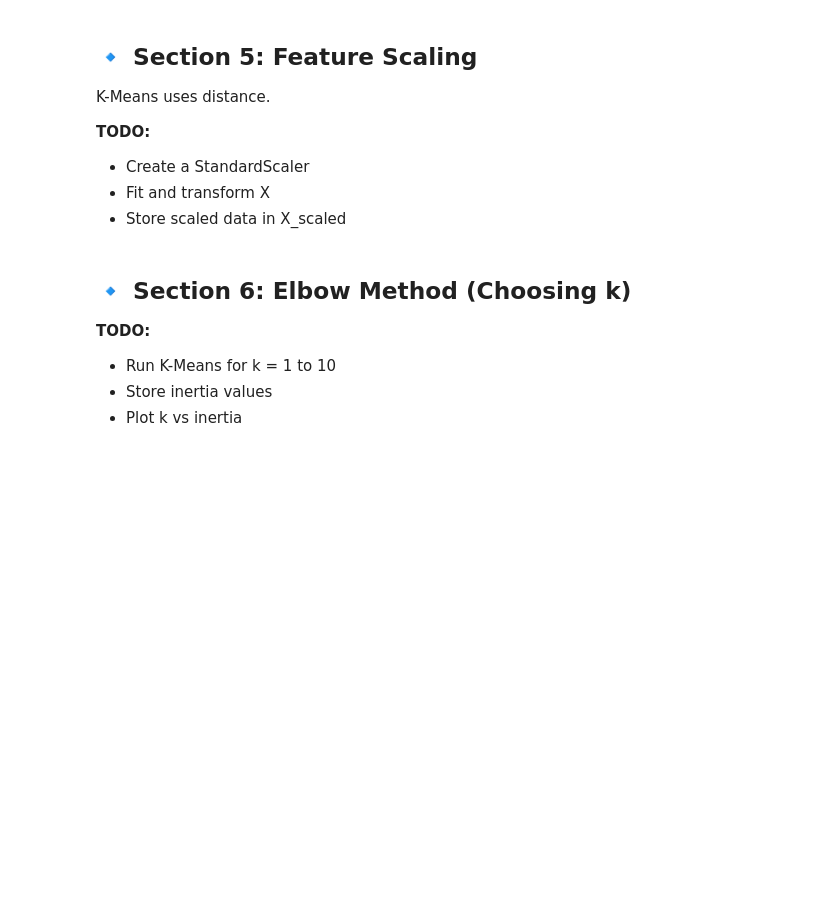
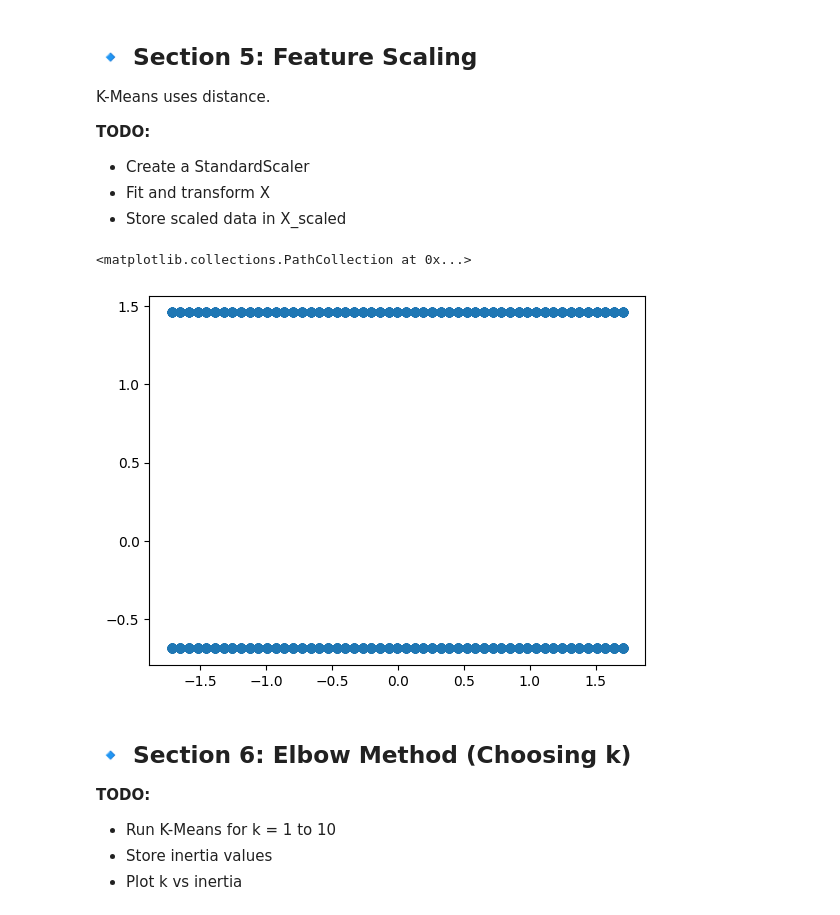
Before and after one commit to mostafizcse007/Machine-Learning, a Jupyter notebook: Week 7/Module_23_KMeans_Practice.ipynb, the cells around one changed output. Saved outputs shown, nothing was run; the diff lists cells and outputs as text; code cells hidden in the pictures; blank space fills up the shorter version.

```diff
--- a/Week 7/Module_23_KMeans_Practice.ipynb
+++ b/Week 7/Module_23_KMeans_Practice.ipynb
@@ -43,5 +43,6 @@ Features:
 - Annual Income (k$)
 - Spending Score (1–100)
 # %%
-df = pd.read_csv('shopping_trends.csv')
+df = pd.read_csv('https://raw.githubusercontent.com/mostafizcse007/Machine-Learning/refs/heads/main/Week%207/shopping_trends.csv')
+df.head()
 # %% [output]
@@ -65,3 +82,8 @@ We will use only numeric features:
 **TODO:** Create feature matrix X.
 # %%
 # TODO: Select the two features and store in X
+df = pd.get_dummies(df,columns=['Gender'],dtype=int)
+# %%
+df_encoded = df[['Age','Gender_Female','Gender_Male']]
+scaler = StandardScaler()
+X_scaled = scaler.fit_transform(df_encoded)
@@ -75,7 +105,10 @@ K-Means uses distance.
 - Fit and transform X
 - Store scaled data in X_scaled
 # %%
-# TODO: Scale the features
+plt.scatter(X_scaled[:,0],X_scaled[:,1])
+# %% [output]
+<matplotlib.collections.PathCollection at 0x...>
+[figure, added]
 # %% [markdown]
 ## 🔹 Section 6: Elbow Method (Choosing k)
 
```
Also changed, not shown: parts of 5 cells of this notebook, 2 other files.
